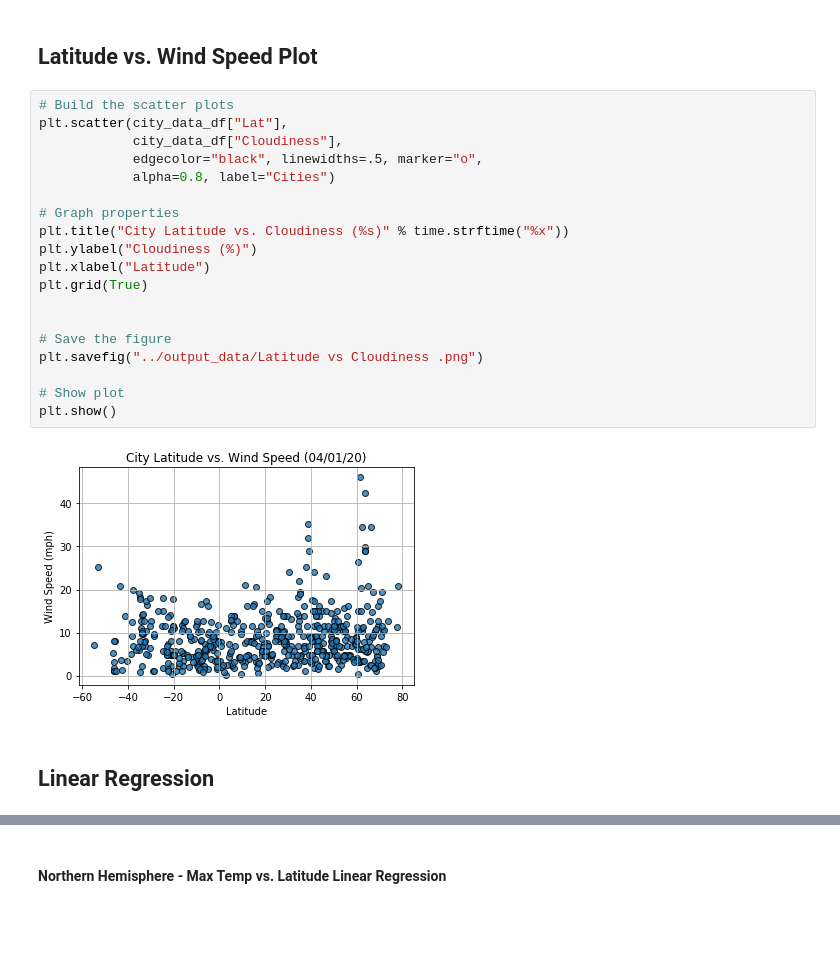
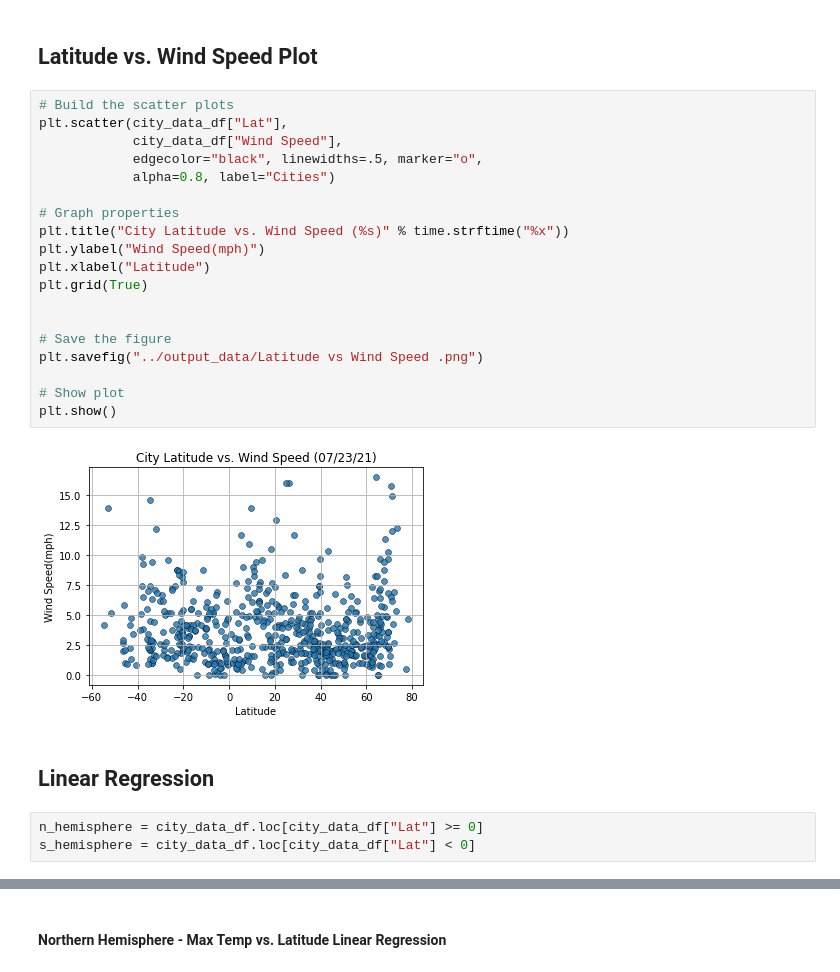
Before and after one commit to RanjaniAnjurVenkatraman/python-api-challenge, a Jupyter notebook: Weatherpy/WeatherPy.ipynb, the cells around one changed output, grey strips where cells are left out. Drawn from its saved outputs; the diff is of its cells as text; blank space fills up the shorter version.

```diff
--- a/Weatherpy/WeatherPy.ipynb
+++ b/Weatherpy/WeatherPy.ipynb
@@ -237,23 +239,26 @@ plt.show()
 # %%
 # Build the scatter plots
 plt.scatter(city_data_df["Lat"],
-            city_data_df["Cloudiness"],
+            city_data_df["Wind Speed"],
             edgecolor="black", linewidths=.5, marker="o",
             alpha=0.8, label="Cities")
 
 # Graph properties
-plt.title("City Latitude vs. Cloudiness (%s)" % time.strftime("%x"))
-plt.ylabel("Cloudiness (%)")
+plt.title("City Latitude vs. Wind Speed (%s)" % time.strftime("%x"))
+plt.ylabel("Wind Speed(mph)")
 plt.xlabel("Latitude")
 plt.grid(True)
 
 
 # Save the figure
-plt.savefig("../output_data/Latitude vs Cloudiness .png")
+plt.savefig("../output_data/Latitude vs Wind Speed .png")
 
 # Show plot
 plt.show()
 # %% [output]
-[figure, old version]
+[figure, new version]
 # %% [markdown]
 ## Linear Regression
+# %%
+n_hemisphere = city_data_df.loc[city_data_df["Lat"] >= 0]
+s_hemisphere = city_data_df.loc[city_data_df["Lat"] < 0]
```
Also changed, not shown: parts of 18 cells of this notebook, 1 other file.
